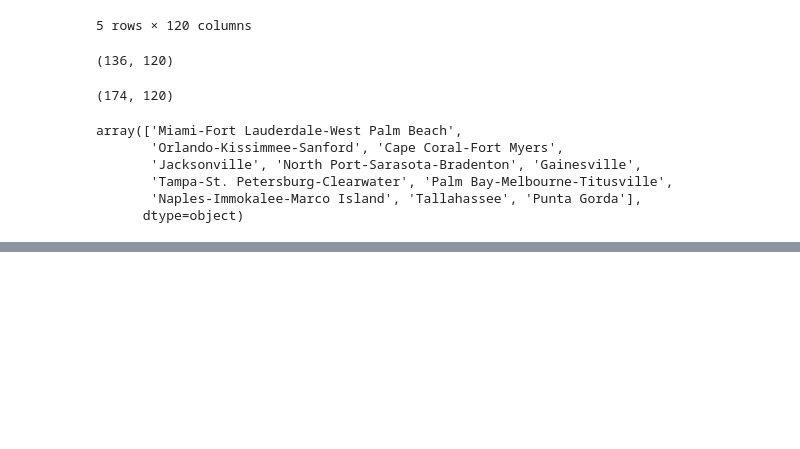
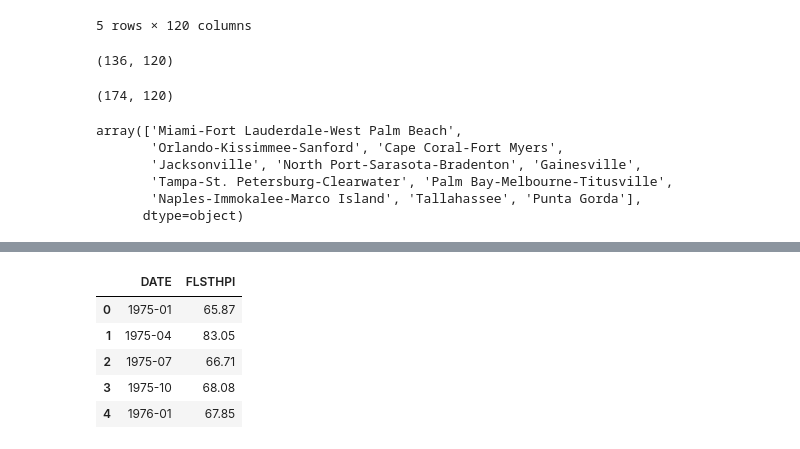
Before and after one commit to TheAidanAu/zillow_rent_index, a Jupyter notebook: JORDAN/notebooks/basic_eda.ipynb, the cells around one changed output, grey strips where cells are left out. Drawn from its saved outputs; the diff is of its cells as text; code cells hidden in the pictures; blank space fills up the shorter version.

```diff
--- a/JORDAN/notebooks/basic_eda.ipynb
+++ b/JORDAN/notebooks/basic_eda.ipynb
@@ -203,0 +251,10 @@ chase.head()
+# %%
+chase.DATE = chase.DATE.apply(lambda x: x[:-3])
+chase.head()
+# %% [output]
+|  | DATE | FLSTHPI |
+| 0 | 1975-01 | 65.87 |
+| 1 | 1975-04 | 83.05 |
+| 2 | 1975-07 | 66.71 |
+| 3 | 1975-10 | 68.08 |
+| 4 | 1976-01 | 67.85 |
```
Also changed, not shown: parts of 16 cells of this notebook, 3 other files.
